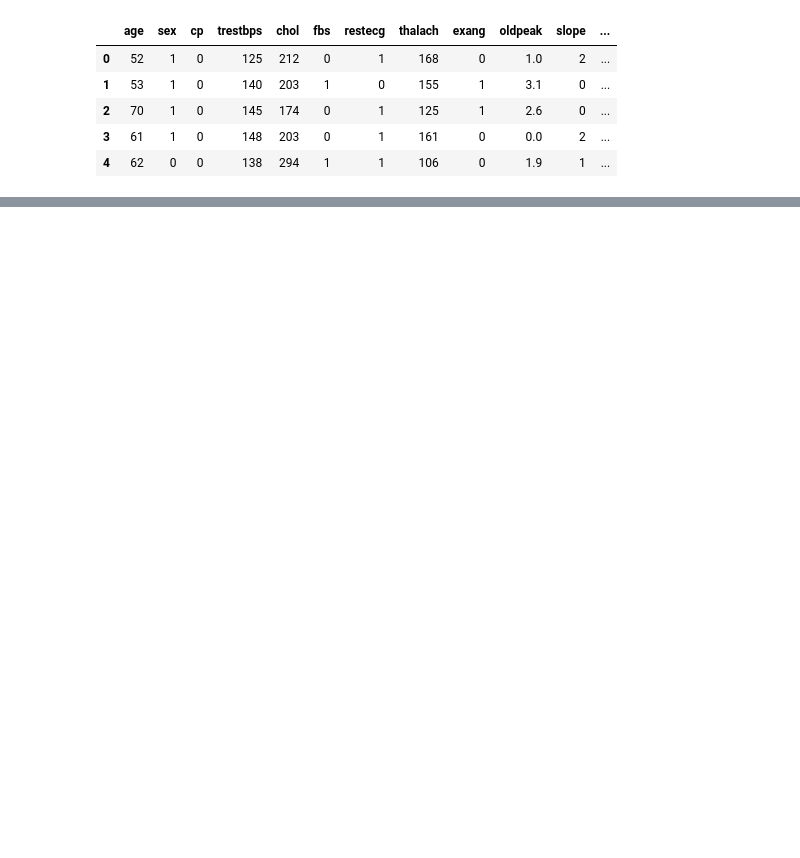
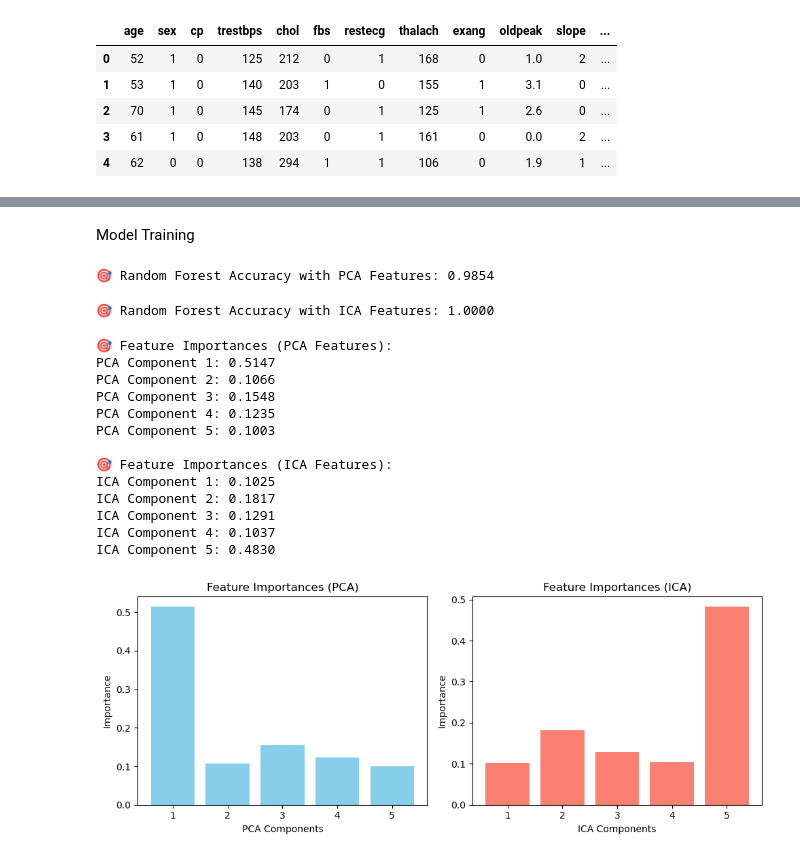
Before and after one commit to usmancout/Machine-Learning, a Jupyter notebook: Code/Feature_Extraction.ipynb, the cells around one changed output, grey strips where cells are left out. Cells and saved outputs as stored; diff of their text form; code cells hidden in the pictures; blank space fills up the shorter version.

```diff
--- a/Code/Feature_Extraction.ipynb
+++ b/Code/Feature_Extraction.ipynb
@@ -159,0 +95,66 @@ Accuracy with Original Features + RandomForest: 0.9805
+# %% [markdown]
+Model Training
+# %%
+X_train_pca, X_test_pca, y_train_pca, y_test_pca = train_test_split(X_pca, y_data, test_size=0.2, random_state=42)
+
+rf_pca = RandomForestClassifier(random_state=42)
+rf_pca.fit(X_train_pca, y_train_pca)
+pca_importances = rf_pca.feature_importances_
+y_pred_pca = rf_pca.predict(X_test_pca)
+pca_accuracy = accuracy_score(y_test_pca, y_pred_pca)
+print(f"\n🎯 Random Forest Accuracy with PCA Features: {pca_accuracy:.4f}")
+# %% [output]
+🎯 Random Forest Accuracy with PCA Features: 0.9854
+# %%
+X_train_ica, X_test_ica, y_train_ica, y_test_ica = train_test_split(X_ica, y_data, test_size=0.2, random_state=42)
+
+rf_ica = RandomForestClassifier(random_state=42)
+rf_ica.fit(X_train_ica, y_train_ica)
+ica_importances = rf_ica.feature_importances_
+
+y_pred_ica = rf_ica.predict(X_test_ica)
+ica_accuracy = accuracy_score(y_test_ica, y_pred_ica)
+print(f"🎯 Random Forest Accuracy with ICA Features: {ica_accuracy:.4f}")
+# %% [output]
+🎯 Random Forest Accuracy with ICA Features: 1.0000
+# %%
+print("\n🎯 Feature Importances (PCA Features):")
+for idx, importance in enumerate(pca_importances):
+    print(f"PCA Component {idx+1}: {importance:.4f}")
+
+print("\n🎯 Feature Importances (ICA Features):")
+for idx, importance in enumerate(ica_importances):
+    print(f"ICA Component {idx+1}: {importance:.4f}")
+
+plt.figure(figsize=(10,4))
+
+plt.subplot(1, 2, 1)
+plt.bar(range(1, 6), pca_importances, color='skyblue')
+plt.title('Feature Importances (PCA)')
+plt.xlabel('PCA Components')
+plt.ylabel('Importance')
+
+
+plt.subplot(1, 2, 2)
+plt.bar(range(1, 6), ica_importances, color='salmon')
+plt.title('Feature Importances (ICA)')
+plt.xlabel('ICA Components')
+plt.ylabel('Importance')
+
+plt.tight_layout()
+plt.show()
+# %% [output]
+🎯 Feature Importances (PCA Features):
+PCA Component 1: 0.5147
+PCA Component 2: 0.1066
+PCA Component 3: 0.1548
+PCA Component 4: 0.1235
+PCA Component 5: 0.1003
+
+🎯 Feature Importances (ICA Features):
+ICA Component 1: 0.1025
+ICA Component 2: 0.1817
+ICA Component 3: 0.1291
+ICA Component 4: 0.1037
+ICA Component 5: 0.4830
+[figure, added]
```
Also changed, not shown: parts of 10 cells of this notebook, 2 other files.
